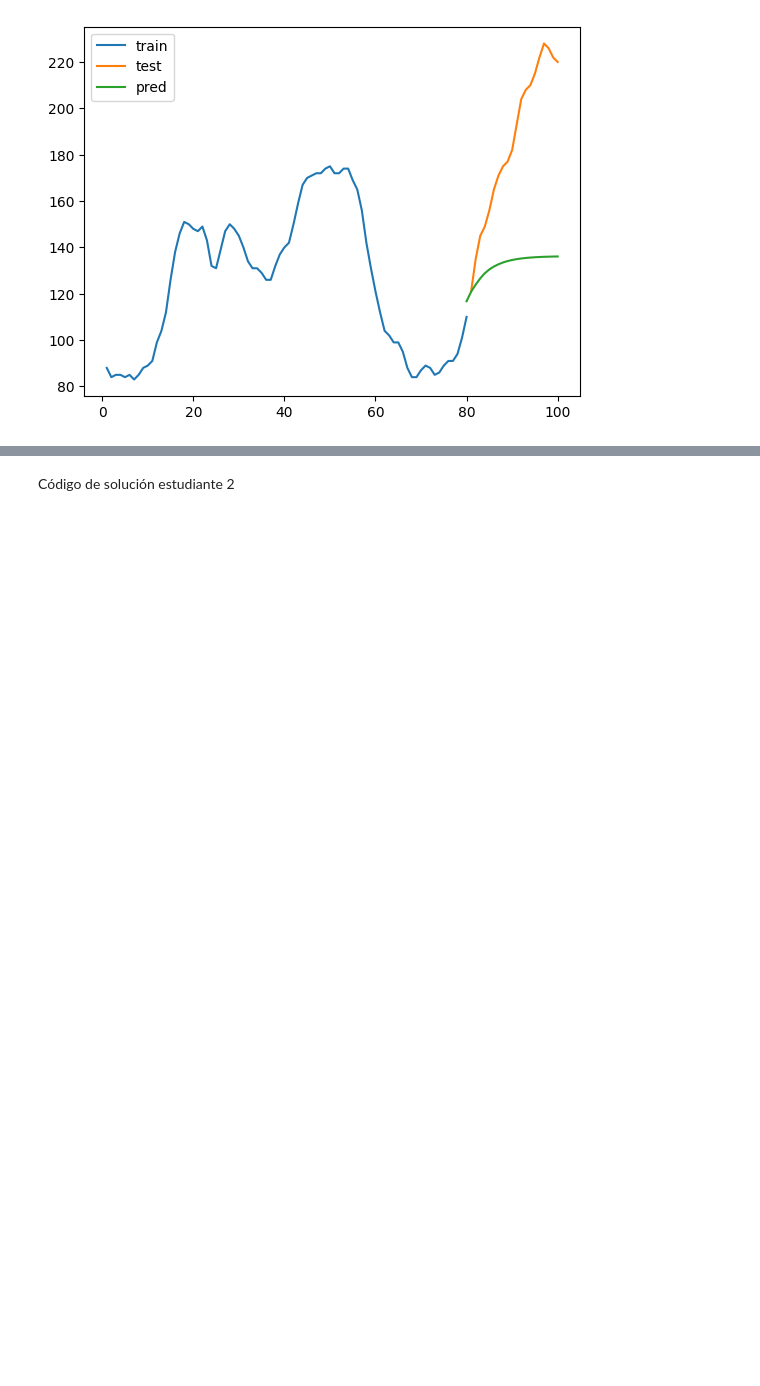
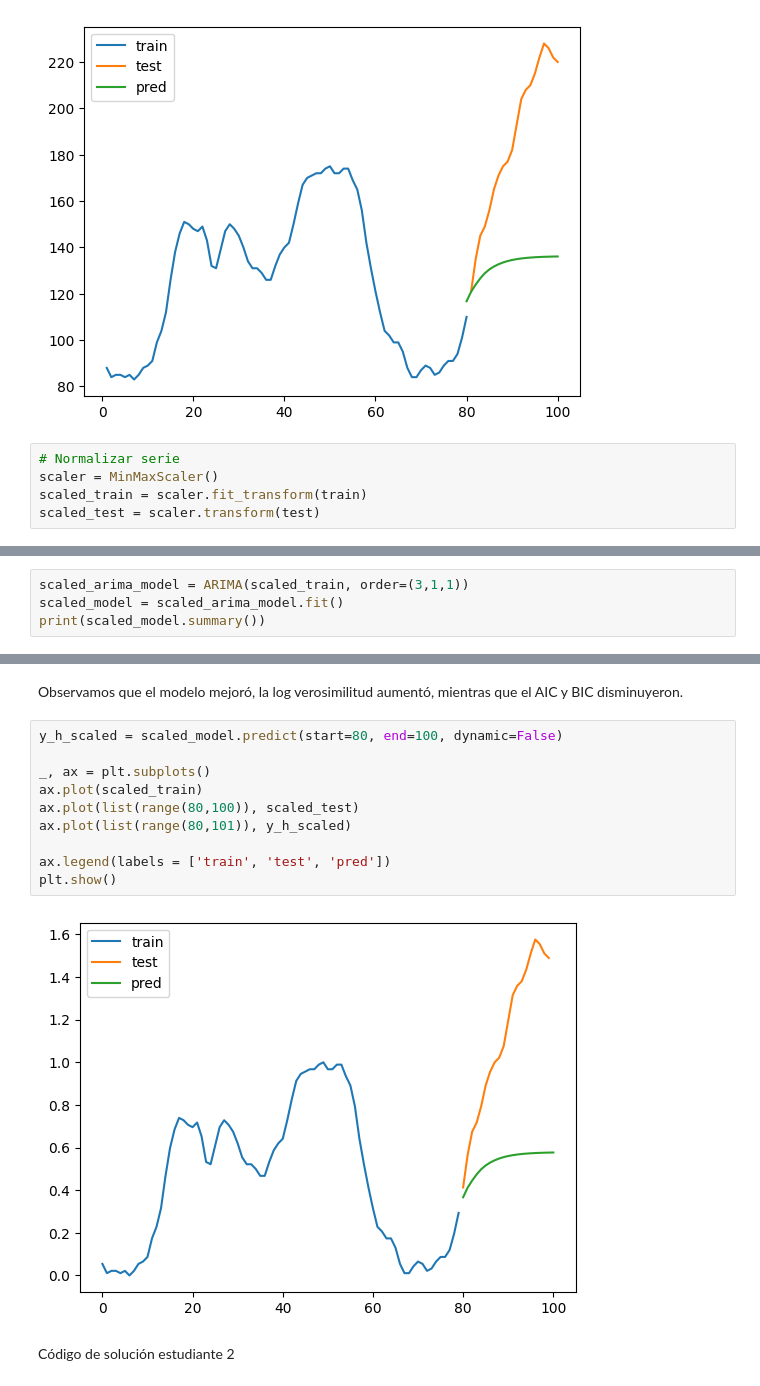
Before and after one commit to xagallegos/ProyectoConjunto_XGallegos_AYGonzales, a Jupyter notebook: Tarea2.ipynb, the cells around one changed output, grey strips where cells are left out. Cells and saved outputs as stored; diff of their text form; blank space fills up the shorter version.

```diff
--- a/Tarea2.ipynb
+++ b/Tarea2.ipynb
@@ -253,3 +254,8 @@ ax.legend(labels = ['train', 'test', 'pred'])
 plt.show()
 # %% [output]
 [figure]
+# %%
+# Normalizar serie
+scaler = MinMaxScaler()
+scaled_train = scaler.fit_transform(train)
+scaled_test = scaler.transform(test)
@@ -255,0 +309,4 @@ plt.show()
+# %%
+scaled_arima_model = ARIMA(scaled_train, order=(3,1,1))
+scaled_model = scaled_arima_model.fit()
+print(scaled_model.summary())
@@ -256,3 +331,17 @@ plt.show()
+# %% [markdown]
+Observamos que el modelo mejoró, la log verosimilitud aumentó, mientras que el AIC y BIC disminuyeron.
+# %%
+y_h_scaled = scaled_model.predict(start=80, end=100, dynamic=False)
+
+_, ax = plt.subplots()
+ax.plot(scaled_train)
+ax.plot(list(range(80,100)), scaled_test)
+ax.plot(list(range(80,101)), y_h_scaled)
+
+ax.legend(labels = ['train', 'test', 'pred'])
+plt.show()
+# %% [output]
+[figure, added]
 # %% [markdown]
 Código de solución estudiante 2
 # %%
```
Also changed, not shown: parts of 8 cells of this notebook.
